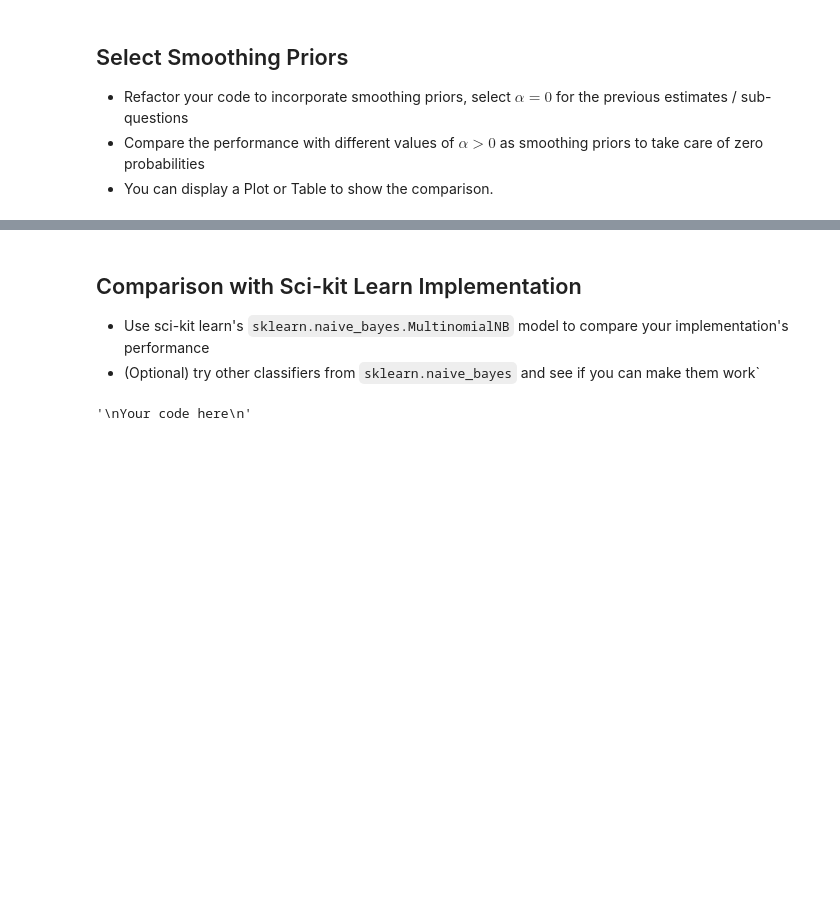
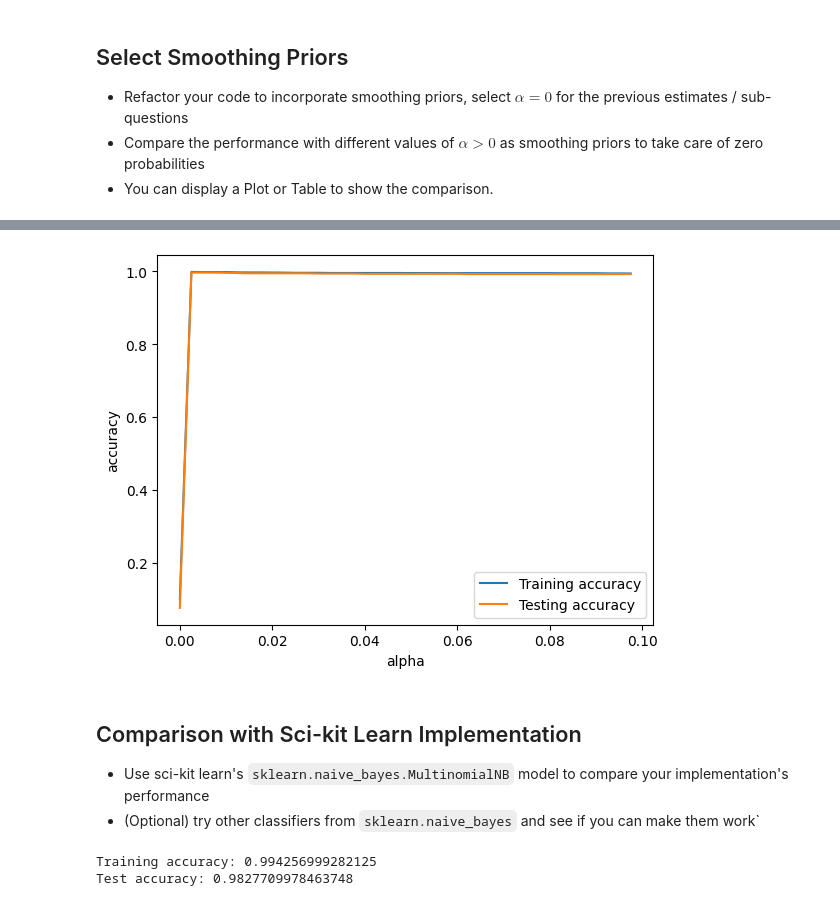
Before and after one commit to aneeshc12/SMAI-A2, a Jupyter notebook: Q3/Q3.ipynb, the cells around one changed output, grey strips where cells are left out. Saved outputs shown, nothing was run; the diff lists cells and outputs as text; code cells hidden in the pictures; blank space fills up the shorter version.

```diff
--- a/Q3/Q3.ipynb
+++ b/Q3/Q3.ipynb
@@ -232,0 +273,7 @@ Your code here
+# %%
+# generate priors
+
+priors = getPriors(np.array(y_train))
+likelihoods = getLikelihoods(trainX.toarray(), np.array(y_train), alpha=0)
+
+print(priors, likelihoods)
@@ -236,7 +316,10 @@ Your code here
 - Use the Training Sample vocabulary to create word count matrix for test samples
 - This is also shown in the Helper code
 # %%
-"""
-Your code here
-"""
+testX = vect.transform(X_test)
+
+vect.get_feature_names_out()
+
+testX.toarray()
+pd.DataFrame(testX.toarray(), columns=vect.get_feature_names_out())
 # %% [output]
@@ -258,7 +352,19 @@ Your code here
 - Compare the performance with different values of $\alpha \gt 0$ as smoothing priors to take care of zero probabilities
 - You can display a Plot or Table to show the comparison.
 # %%
-"""
-Your code here
-"""
+alphas = np.hstack(np.arange(0, 0.1, 0.0025))
+
+trainVals = []
+testVals = []
+
+for i, a in enumerate(alphas):
+    if i%20 == 0:
+        print("Alpha: %.1f" % a)
+        trainVals.append(testModel(trainX, y_train, a, q=False))
+        testVals.append(testModel(testX, y_test, a, q=False))
+        print("\n-----------\n")
+
+    else:
+        trainVals.append(testModel(trainX, y_train, a, q=True))
+        testVals.append(testModel(testX, y_test, a, q=True))
 # %% [output]
@@ -266,11 +382,29 @@ Your code here
+# %%
+plt.plot(alphas, trainVals, label='Training accuracy')
+plt.plot(alphas, testVals, label='Testing accuracy')
+plt.xlabel('alpha')
+plt.ylabel('accuracy')
+plt.legend()
+plt.show()
+# %% [output]
+[figure, added]
 # %% [markdown]
 ## Comparison with Sci-kit Learn Implementation
 
 - Use sci-kit learn's `sklearn.naive_bayes.MultinomialNB` model to compare your implementation's performance
 - (Optional) try other classifiers from `sklearn.naive_bayes` and see if you can make them work`
 # %%
-"""
-Your code here
-"""
+from sklearn.naive_bayes import MultinomialNB
+from sklearn import metrics
+
+nb = MultinomialNB()
+nb.fit(vect.transform(X_train), y_train)
+
+y_pred_class = nb.predict(vect.transform(X_train))
+print(f'Training accuracy: {metrics.accuracy_score(y_train, y_pred_class)}')
+
+y_pred_class = nb.predict(vect.transform(X_test))
+print(f'Test accuracy: {metrics.accuracy_score(y_test, y_pred_class)}')
 # %% [output]
-'\nYour code here\n'
+Training accuracy: 0.994256999282125
+Test accuracy: 0.9827709978463748
```
Also changed, not shown: parts of 11 cells of this notebook.
